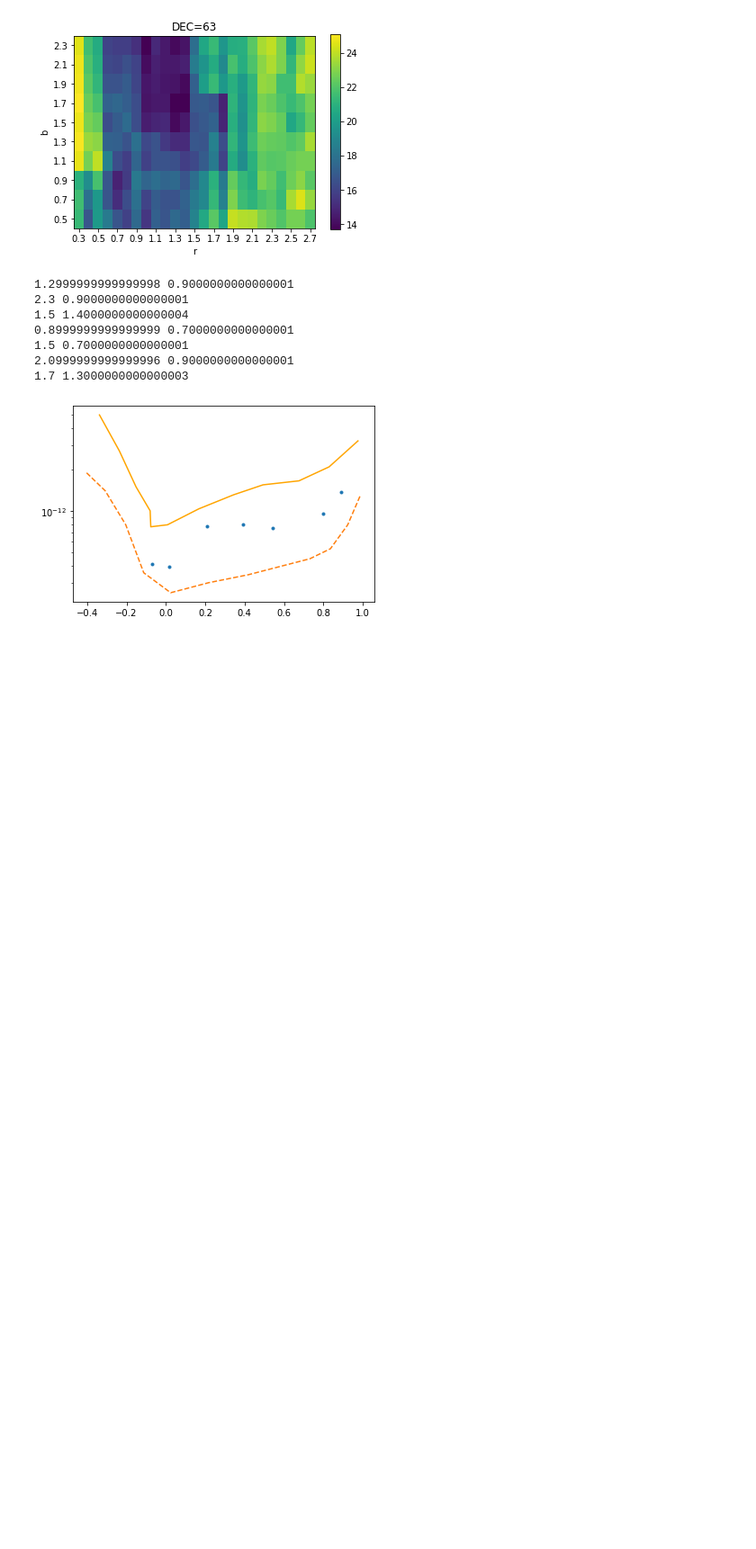
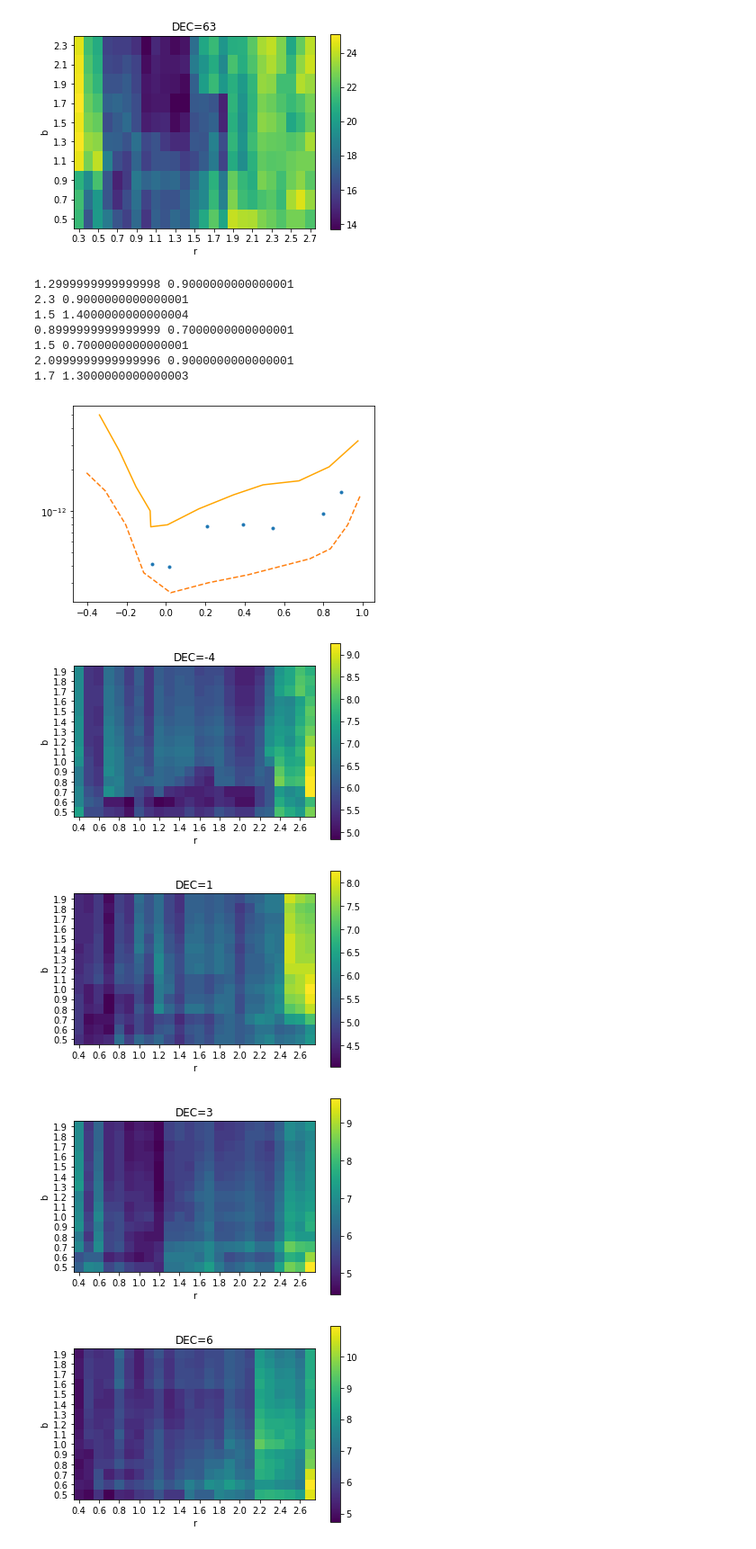
Before and after one commit to dsavchenko/pyicecube10, a Jupyter notebook: validate-aperture.ipynb, the cells around one changed output. Shown: that part at 90% size. Drawn from its saved outputs; the diff is of its cells as text; code cells hidden in the pictures; blank space fills up the shorter version.

```diff
--- a/validate-aperture.ipynb
+++ b/validate-aperture.ipynb
@@ -121,3 +127,21 @@ plt.plot(five_sig[:,0], five_sig[:,1], c='orange')
 plt.yscale('log')
 # %% [output]
 [figure]
+# %%
+ra = 300
+decs = [-4, 1, 3, 6, 12, 17, 23, 27, 33, 43, 53, 63]
+radii = np.linspace(0.4, 2.7, 24)
+betas = np.linspace(0.5, 1.9, 15)
+# %%
+def realisation(dummy):
+    results = []
+    reshuffle = True
+    for dec in decs:
+        results.append([])
+        for b in betas:
+            results[-1].append([])
+            for r in radii:
+                results[-1][-1].append(e2ulim(ra, dec, r, b, reshuffle, one_sided=True))
+                reshuffle = False
+
+    return results
@@ -123,0 +151,7 @@ plt.yscale('log')
+# %%
+all_limits = []
+with Pool(3) as p:
+    num_realis = 9
+    for _ in tqdm(p.imap_unordered(realisation, range(num_realis)), total=num_realis):
+        all_limits.append(_)
+all_limits = np.array(all_limits)
@@ -123,0 +160,24 @@ plt.yscale('log')
+# %%
+limits = np.median(all_limits, 0)
+# %%
+radii_binsize = radii[1] - radii[0]
+betas_binsize = betas[1] - betas[0]
+for i, dec in enumerate(decs):
+    plt.figure()
+    plt.imshow(limits[i].astype('float'),
+               origin = 'lower',
+               extent = (radii[0]-radii_binsize/2,
+                         radii[-1]+radii_binsize/2,
+                         betas[0]-betas_binsize/2,
+                         betas[-1]+betas_binsize/2))
+    plt.xticks(radii[::2])
+    plt.yticks(betas)
+    plt.xlabel('r')
+    plt.ylabel('b')
+    plt.colorbar()
+    plt.title(f'DEC={dec}')
+# %% [output]
+[figure, added]
+[figure, added]
+[figure, added]
+[figure, added]
```
Also changed, not shown: parts of 12 cells of this notebook, 2 other files.
